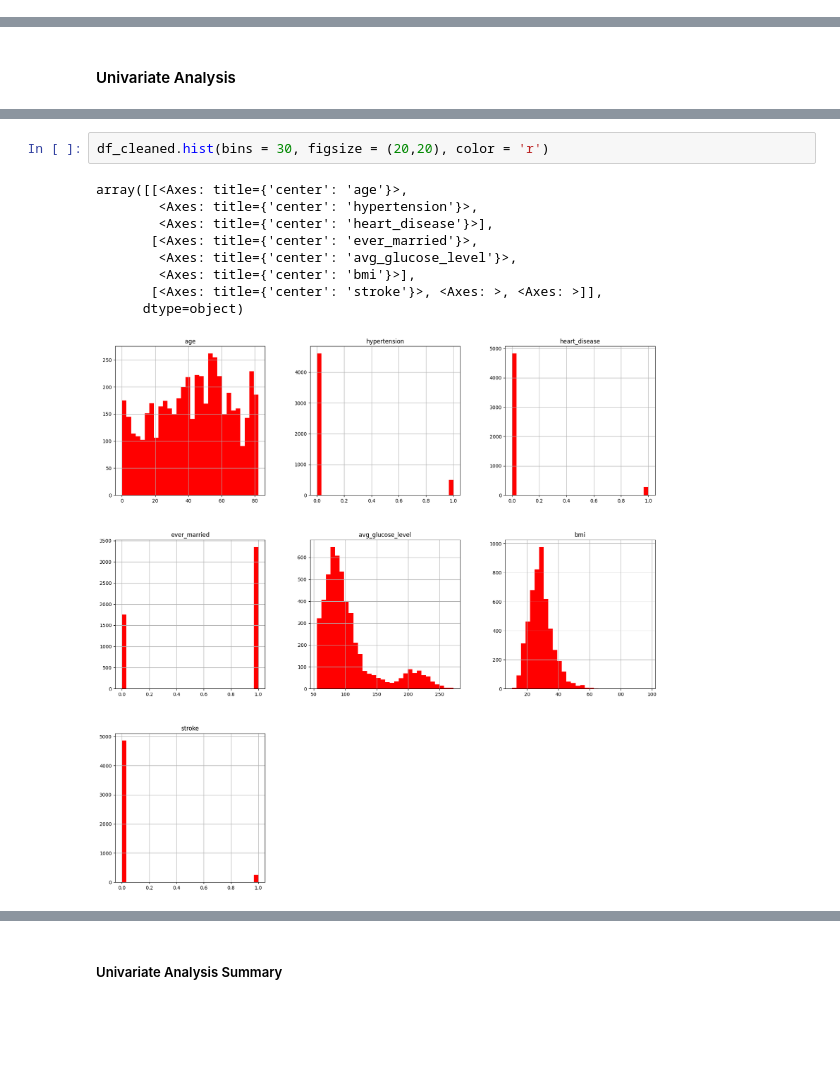
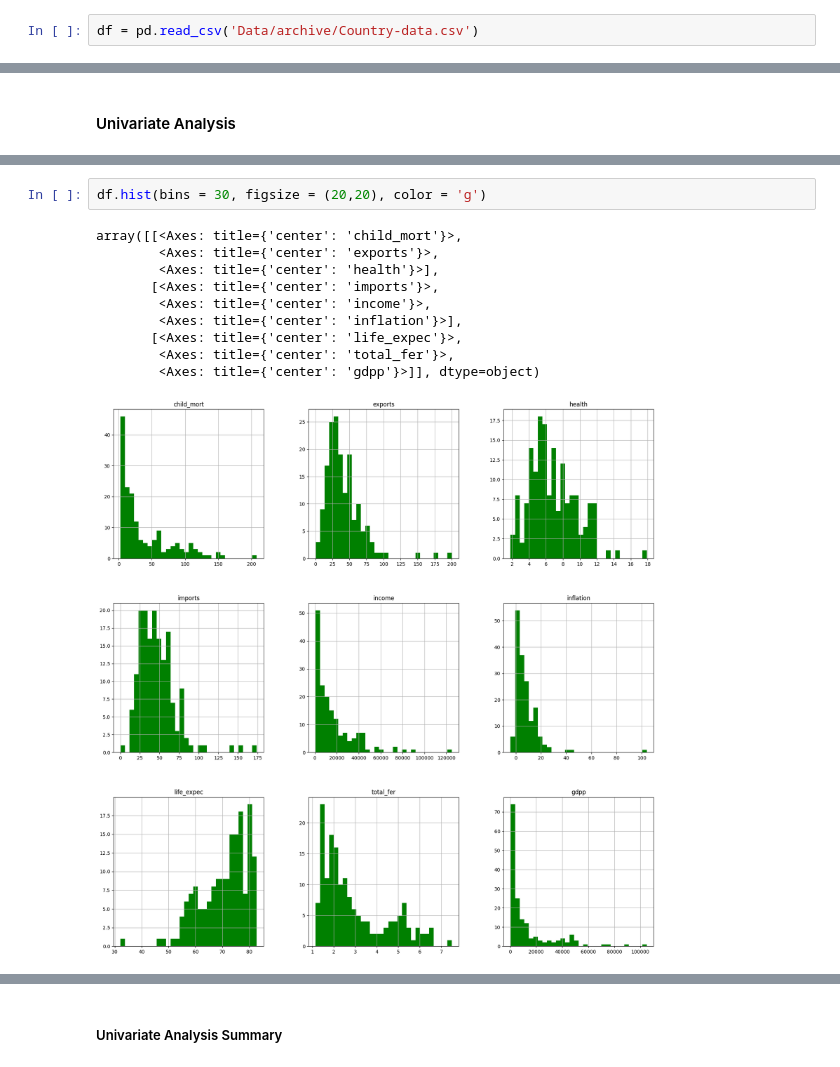
Before and after one commit to Thientvu/Country-Segmentation, a Jupyter notebook: Country_Segmentation.ipynb, the cells around one changed output, grey strips where cells are left out. Drawn from its saved outputs; the diff is of its cells as text; blank space fills up the shorter version.

```diff
--- a/Country_Segmentation.ipynb
+++ b/Country_Segmentation.ipynb
@@ -31,4 +36,6 @@ import numpy as np
 import seaborn as sns
 import matplotlib.pyplot as plt
 pd.set_option('display.max_columns', None)
+# %%
+df = pd.read_csv('Data/archive/Country-data.csv')
 # %%
@@ -213,12 +175,13 @@ sns.heatmap(df_cleaned.isnull(), yticklabels = False, cbar = False, cmap="Blues"
 # %%
-df_cleaned.hist(bins = 30, figsize = (20,20), color = 'r')
+df.hist(bins = 30, figsize = (20,20), color = 'g')
 # %% [output]
-array([[<Axes: title={'center': 'age'}>,
-        <Axes: title={'center': 'hypertension'}>,
-        <Axes: title={'center': 'heart_disease'}>],
-       [<Axes: title={'center': 'ever_married'}>,
-        <Axes: title={'center': 'avg_glucose_level'}>,
-        <Axes: title={'center': 'bmi'}>],
-       [<Axes: title={'center': 'stroke'}>, <Axes: >, <Axes: >]],
-      dtype=object)
+array([[<Axes: title={'center': 'child_mort'}>,
+        <Axes: title={'center': 'exports'}>,
+        <Axes: title={'center': 'health'}>],
+       [<Axes: title={'center': 'imports'}>,
+        <Axes: title={'center': 'income'}>,
+        <Axes: title={'center': 'inflation'}>],
+       [<Axes: title={'center': 'life_expec'}>,
+        <Axes: title={'center': 'total_fer'}>,
+        <Axes: title={'center': 'gdpp'}>]], dtype=object)
-[figure, old version]
+[figure, new version]
```
Also changed, not shown: parts of 180 cells of this notebook, 3 other files.
